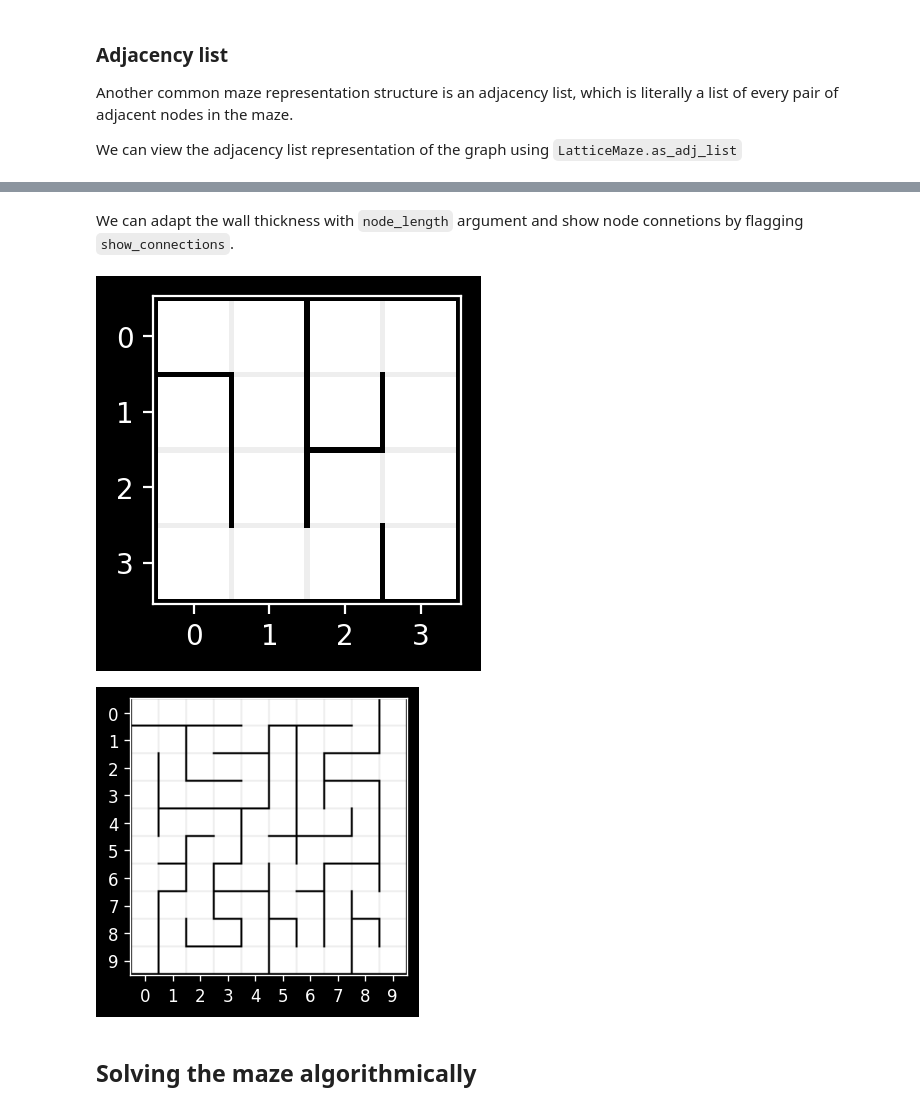
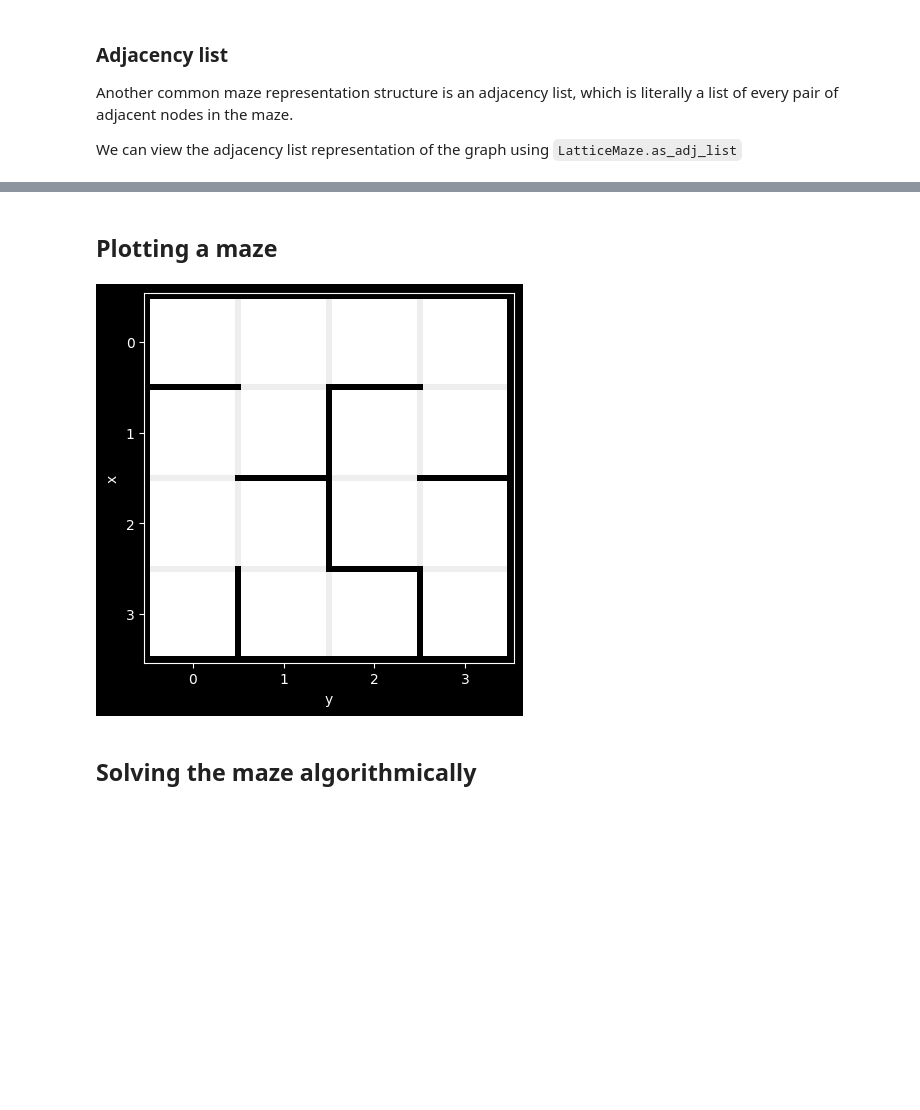
Before and after one commit to understanding-search/maze-transformer, a Jupyter notebook: notebooks/demo_latticemaze.ipynb, the cells around one changed output, grey strips where cells are left out. Saved outputs shown, nothing was run; the diff lists cells and outputs as text; code cells hidden in the pictures; blank space fills up the shorter version.

Commit message:
moved logic to plot_maze, added plotting paths, fixed transpose

```diff
--- a/notebooks/demo_latticemaze.ipynb
+++ b/notebooks/demo_latticemaze.ipynb
@@ -133,32 +115,11 @@ plt.yticks(10 * (tick_arr + 0.5), tick_arr);
-# %% [markdown]
-We can adapt the wall thickness with `node_length` argument and show node connetions by flagging `show_connections`.
-# %%
-plt.figure(figsize=(2,2), dpi = 200)
-# Adjust wall thickness
-node_length = 14
-
-# Plot maze
-plt.imshow(maze.as_img(node_length=node_length, show_connections=True), cmap='gray')
-
-# Plot labels
-tick_arr = np.arange(maze.grid_shape[0])
-plt.xticks(node_length * (tick_arr + 0.5), tick_arr);
-plt.yticks(node_length * (tick_arr + 0.5), tick_arr);
-# %% [output]
-[figure, removed]
-# %%
-# Adjust wall thickness
-node_length = 14
-
-# Plot maze
-plt.imshow(maze2.as_img(node_length=node_length, show_connections=True), cmap='gray')
-
-# Plot labels
-tick_arr = np.arange(maze2.grid_shape[0])
-plt.xticks(node_length * (tick_arr + 0.5), tick_arr);
-plt.yticks(node_length * (tick_arr + 0.5), tick_arr);
-# %% [output]
-[figure, removed]
+# %% [markdown]
+## Plotting a maze
+# %%
+from maze_transformer.evaluation.plot_maze import plot_maze
+
+plot_maze(maze)
+# %% [output]
+[figure, added]
 # %% [markdown]
 ## Solving the maze algorithmically
 # %% [markdown]
```
Also changed, not shown: parts of 9 cells of this notebook, 3 other files.
